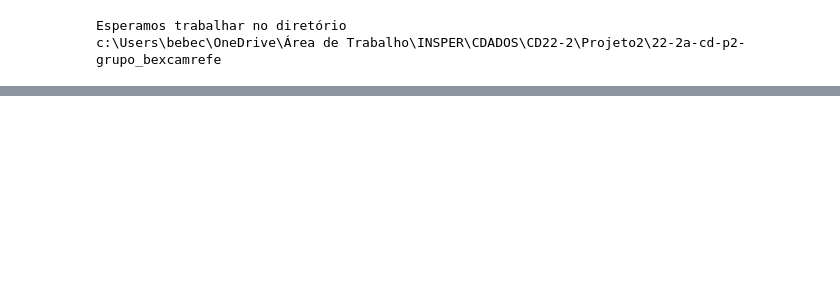
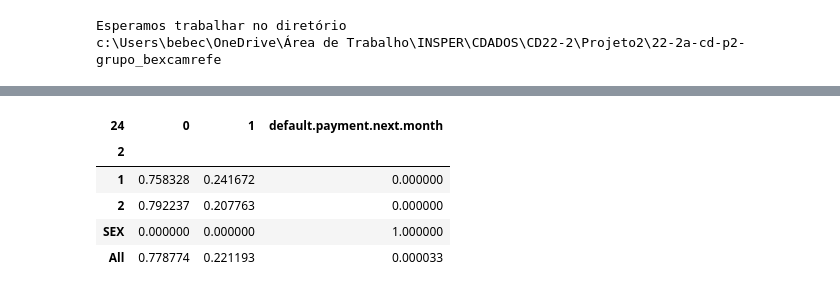
Before and after one commit to insper-classroom/22-2a-cd-p2-grupo_bexcamrefe, a Jupyter notebook: Relatorio_P2.ipynb, the cells around one changed output, grey strips where cells are left out. Saved outputs shown, nothing was run; the diff lists cells and outputs as text; code cells hidden in the pictures; blank space fills up the shorter version.

```diff
--- a/Relatorio_P2.ipynb
+++ b/Relatorio_P2.ipynb
@@ -86,0 +163,11 @@ train.head(5)
+# %%
+# Sexo X Inadimplência - Qualitativa X Qualitativa
+sexo_x_in = pd.crosstab(train[2], train[24], normalize='index',margins=True)
+sexo_x_in
+# %% [output]
+| 24 | 0 | 1 | default.payment.next.month |
+| 2 |  |  |  |
+| 1 | 0.758328 | 0.241672 | 0.000000 |
+| 2 | 0.792237 | 0.207763 | 0.000000 |
+| SEX | 0.000000 | 0.000000 | 1.000000 |
+| All | 0.778774 | 0.221193 | 0.000033 |
```
Also changed, not shown: parts of 6 cells of this notebook, 1 other file.
